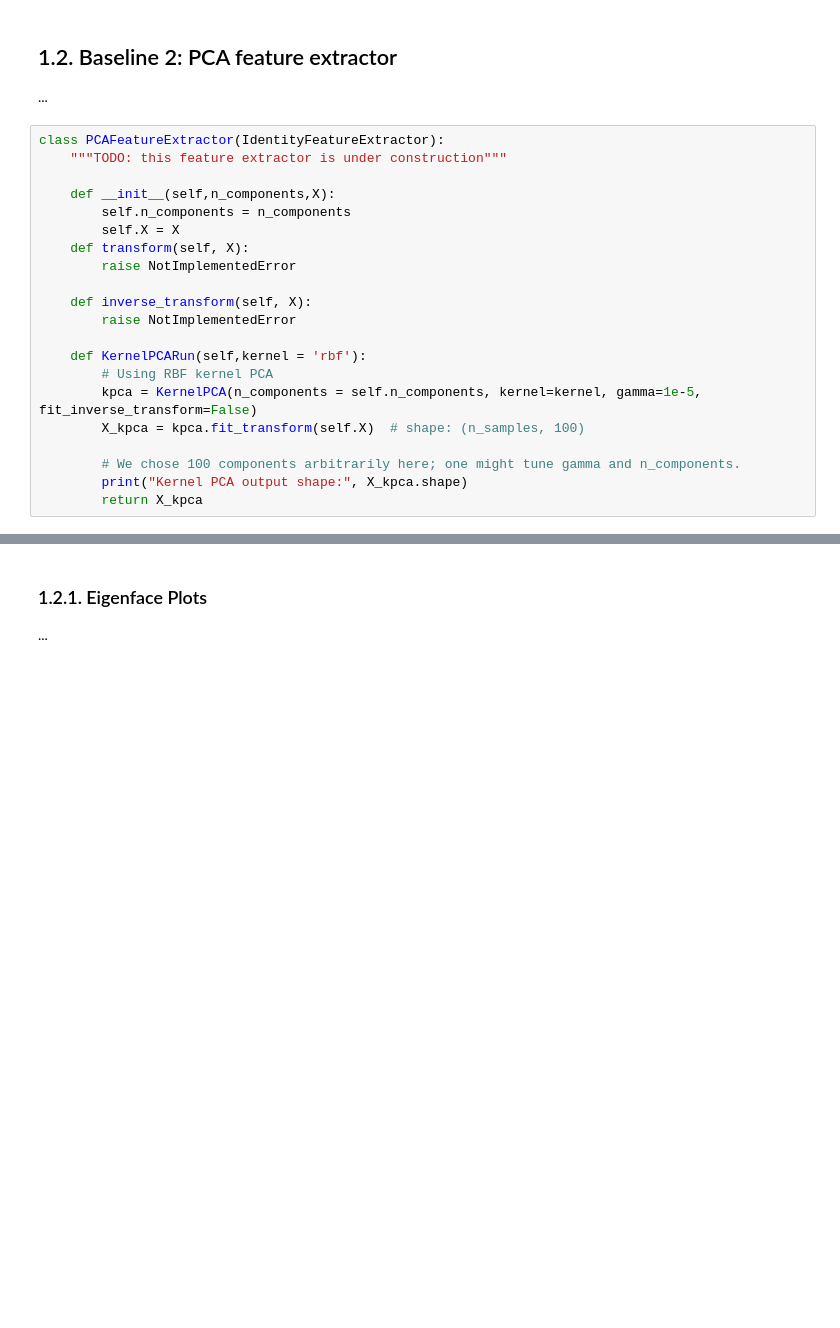
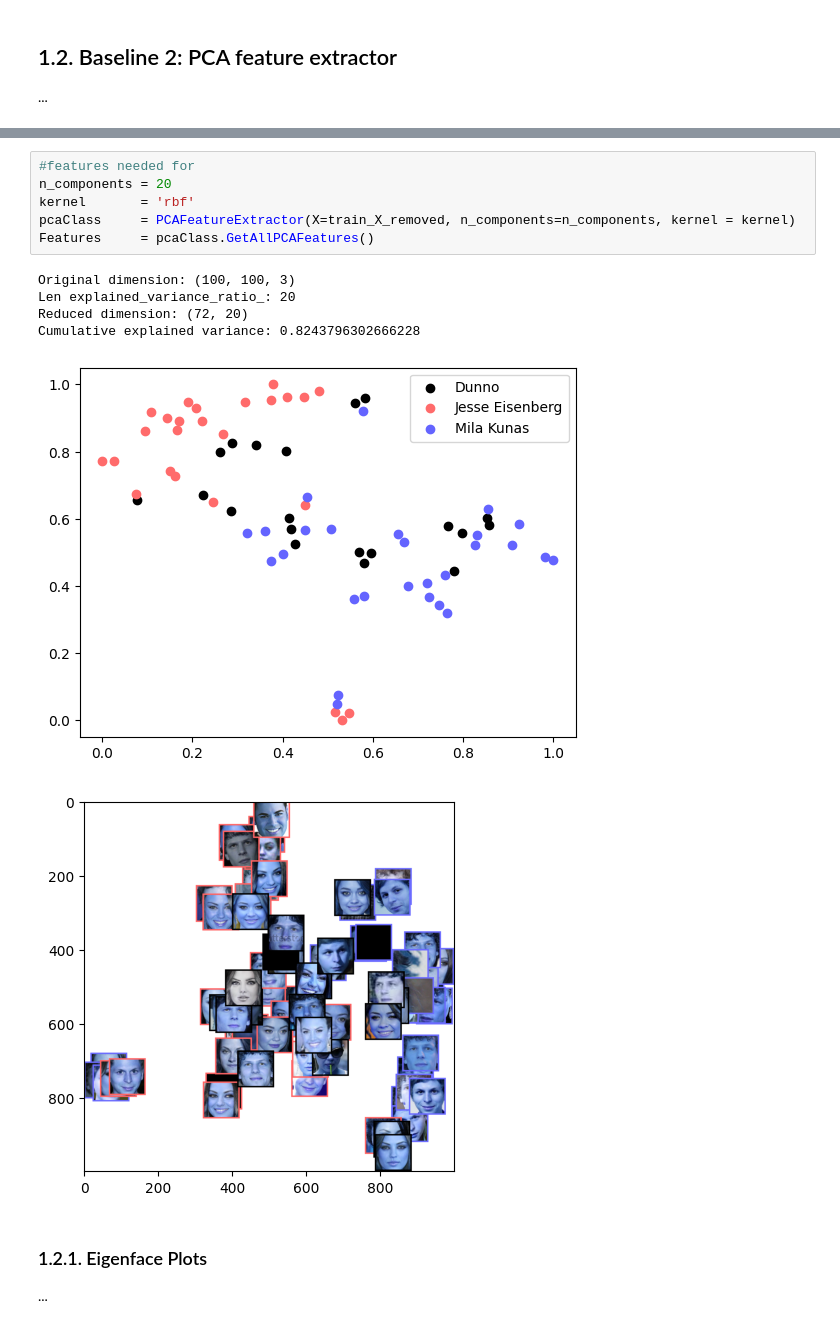
Before and after one commit to RebekkaHaley/cv-group-assignment-1, a Jupyter notebook: template_GA1.ipynb, the cells around one changed output, grey strips where cells are left out. Drawn from its saved outputs; the diff is of its cells as text; blank space fills up the shorter version.

```diff
--- a/template_GA1.ipynb
+++ b/template_GA1.ipynb
@@ -491,24 +473,3 @@ tv.visualise_images(train_X, train_y, tx, ty)
 # %% [markdown]
 ## 1.2. Baseline 2: PCA feature extractor
 ...
-# %%
-class PCAFeatureExtractor(IdentityFeatureExtractor):
-    """TODO: this feature extractor is under construction"""
-
-    def __init__(self,n_components,X):
-        self.n_components = n_components
-        self.X = X
-    def transform(self, X):
-        raise NotImplementedError
-
-    def inverse_transform(self, X):
-        raise NotImplementedError
-
-    def KernelPCARun(self,kernel = 'rbf'):
-        # Using RBF kernel PCA
-        kpca = KernelPCA(n_components = self.n_components, kernel=kernel, gamma=1e-5, fit_inverse_transform=False)
-        X_kpca = kpca.fit_transform(self.X)  # shape: (n_samples, 100)
-
-        # We chose 100 components arbitrarily here; one might tune gamma and n_components.
-        print("Kernel PCA output shape:", X_kpca.shape)
-        return X_kpca
@@ -547,3 +522,16 @@ print("Cumulative explained variance:", cum_var)
+# %%
+#features needed for
+n_components = 20
+kernel       = 'rbf'
+pcaClass     = PCAFeatureExtractor(X=train_X_removed, n_components=n_components, kernel = kernel)
+Features     = pcaClass.GetAllPCAFeatures()
+# %% [output]
+Original dimension: (100, 100, 3)
+Len explained_variance_ratio_: 20
+Reduced dimension: (72, 20)
+Cumulative explained variance: 0.8243796302666228
+[figure, added]
+[figure, added]
 # %% [markdown]
 ### 1.2.1. Eigenface Plots
 ...
```
Also changed, not shown: parts of 9 cells of this notebook.
